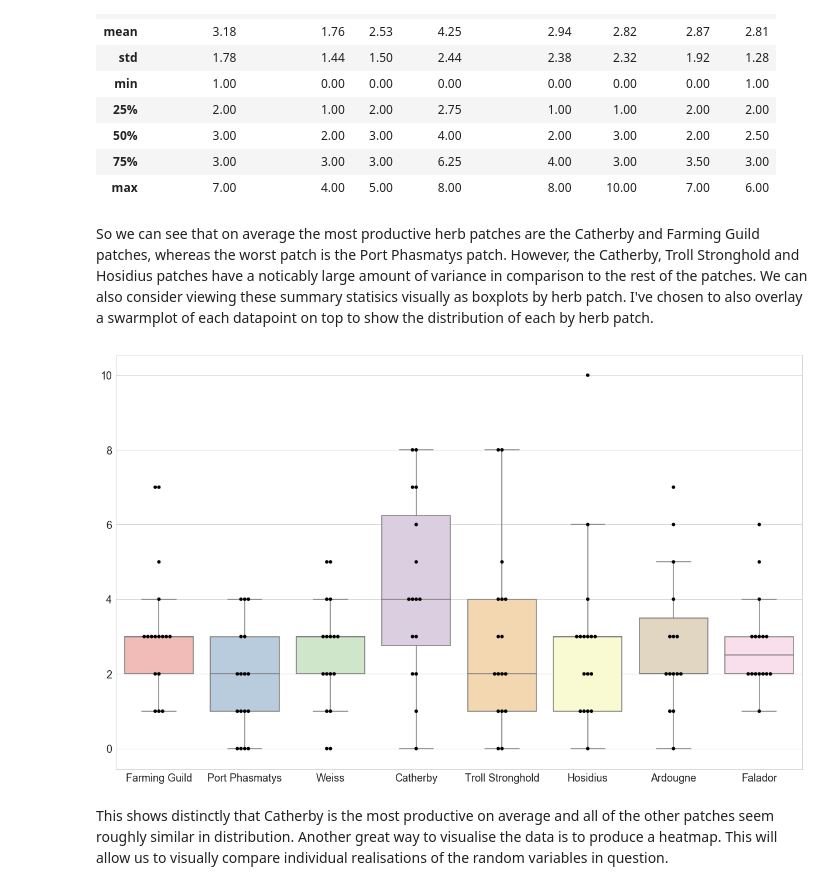
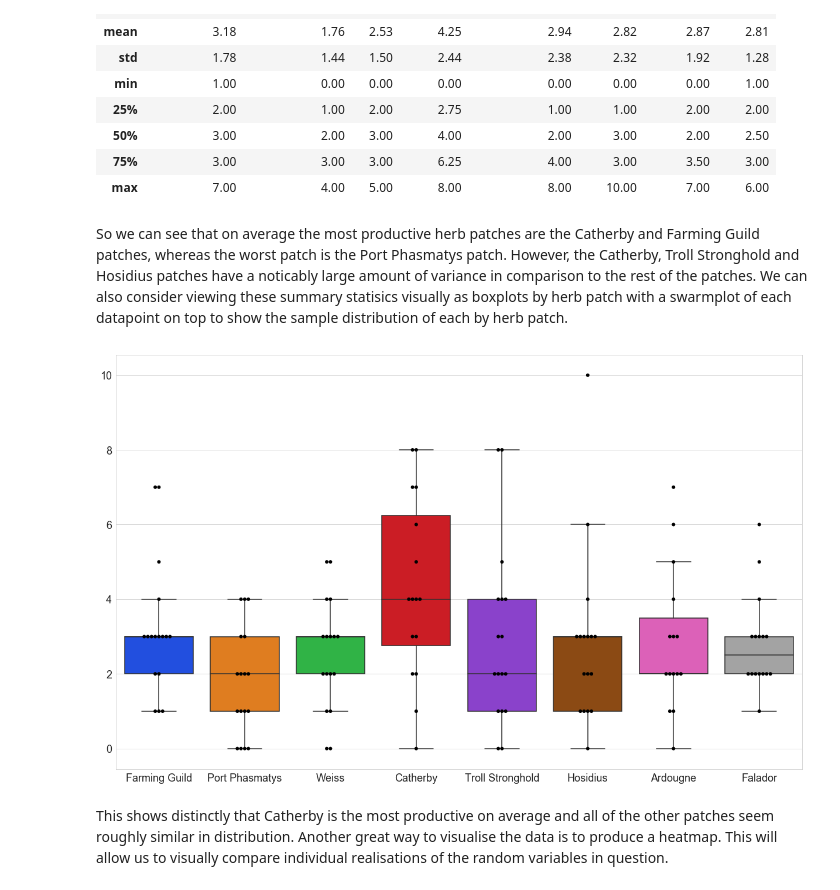
Before and after one commit to HStuklis/my-projects, a Jupyter notebook: Herb-Runs/04-Herb-Runs.ipynb, the cells around one changed output. Saved outputs shown, nothing was run; the diff lists cells and outputs as text; code cells hidden in the pictures.

Commit message:
Updating data analysis

```diff
--- a/Herb-Runs/04-Herb-Runs.ipynb
+++ b/Herb-Runs/04-Herb-Runs.ipynb
@@ -13,6 +13,7 @@ import seaborn as sns
 plt.rcParams['figure.figsize'] = (21.0, 13.0)
 plt.rcParams['font.size'] = 18.0
 sns.set_style('whitegrid')
+sns.set_palette('bright')
 # %% [markdown]
 Then we can import the herb run data recorded in data.csv into a pandas dataframe using read_csv.
 # %%
@@ -97,12 +98,12 @@ round(df_herbRand.describe(),2)
 | 75% | 3.00 | 3.00 | 3.00 | 6.25 | 4.00 | 3.00 | 3.50 | 3.00 |
 | max | 7.00 | 4.00 | 5.00 | 8.00 | 8.00 | 10.00 | 7.00 | 6.00 |
 # %% [markdown]
-So we can see that on average the most productive herb patches are the Catherby and Farming Guild patches, whereas the worst patch is the Port Phasmatys patch. However, the Catherby, Troll Stronghold and Hosidius patches have a noticably large amount of variance in comparison to the rest of the patches. We can also consider viewing these summary statisics visually as boxplots by herb patch. I've chosen to also overlay a swarmplot of each datapoint on top to show the distribution of each by herb patch.
+So we can see that on average the most productive herb patches are the Catherby and Farming Guild patches, whereas the worst patch is the Port Phasmatys patch. However, the Catherby, Troll Stronghold and Hosidius patches have a noticably large amount of variance in comparison to the rest of the patches. We can also consider viewing these summary statisics visually as boxplots by herb patch with a swarmplot of each datapoint on top to show the sample distribution of each by herb patch.
 # %%
-sns.boxplot(data = df_herbRand, showfliers = False, palette = "Pastel1")
+sns.boxplot(data = df_herbRand, showfliers = False)
 sns.swarmplot(data = df_herbRand, color = "black", size = 6);
 # %% [output]
-[figure, old version]
+[figure, new version]
 # %% [markdown]
 This shows distinctly that Catherby is the most productive on average and all of the other patches seem roughly similar in distribution. Another great way to visualise the data is to produce a heatmap. This will allow us to visually compare individual realisations of the random variables in question.
 # %%
```
Also changed, not shown: parts of 7 cells of this notebook.
